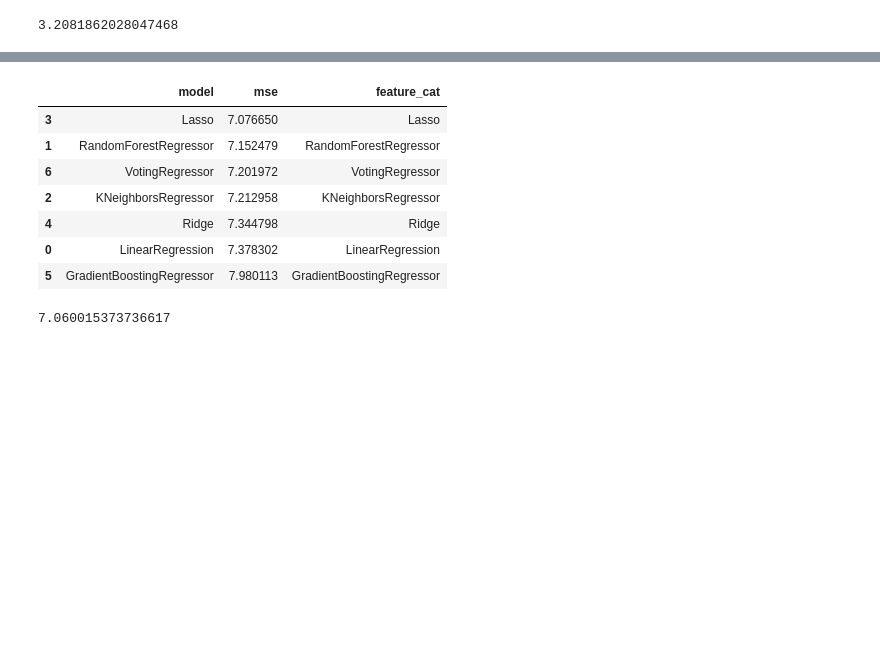
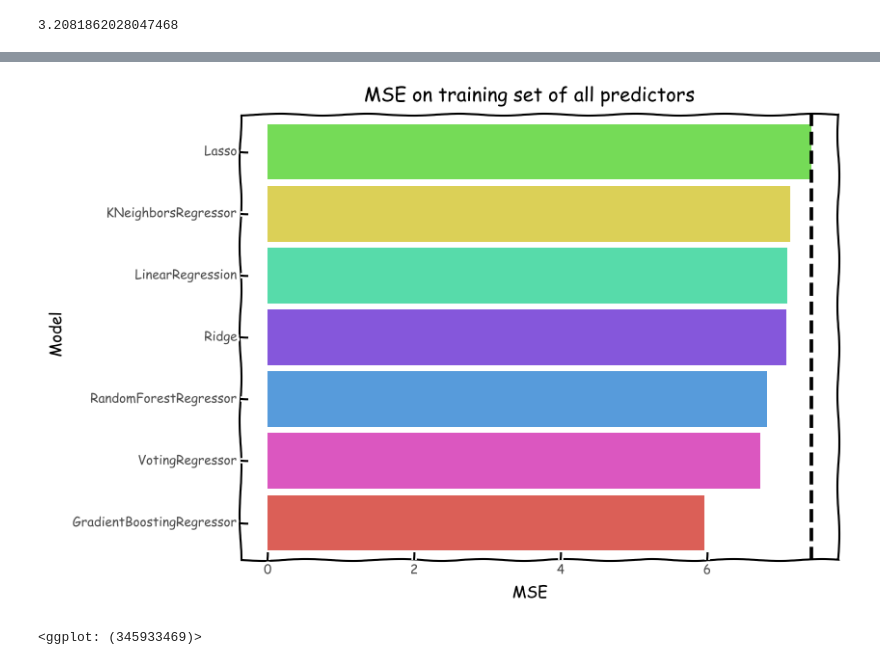
Before and after one commit to sjacobson94/COMP4449, a Jupyter notebook: midterm_project/analysis.ipynb, the cells around one changed output, grey strips where cells are left out. Saved outputs shown, nothing was run; the diff lists cells and outputs as text; code cells hidden in the pictures; blank space fills up the shorter version.

```diff
--- a/midterm_project/analysis.ipynb
+++ b/midterm_project/analysis.ipynb
@@ -879,15 +924,28 @@ ggplot(data = mse_df, mapping = aes(x = 'feature_cat', y = 'mse', fill = 'model'
-# %%
-mse_df
-# %% [output]
-|  | model | mse | feature_cat |
-| 3 | Lasso | 7.076650 | Lasso |
-| 1 | RandomForestRegressor | 7.152479 | RandomForestRegressor |
-| 6 | VotingRegressor | 7.201972 | VotingRegressor |
-| 2 | KNeighborsRegressor | 7.212958 | KNeighborsRegressor |
-| 4 | Ridge | 7.344798 | Ridge |
-| 0 | LinearRegression | 7.378302 | LinearRegression |
-| 5 | GradientBoostingRegressor | 7.980113 | GradientBoostingRegressor |
-# %%
-mean_pred
-# %% [output]
-7.060015373736617
+# %%
+train_mse = [mean_squared_error(preds, y_train) for preds in train_preds]
+mod_names = [type(mod).__name__ for mod in best_models]
+mse_train_df = pd.DataFrame(zip(mod_names, train_mse), columns = ['model', "mse"])
+# %%
+mean_pred = np.mean((y_train - y_train.mean())**2)
+
+mse_train_df = mse_train_df.sort_values(by='mse', ascending=True)
+# sorting the variable importances for the plot
+feature_cat = pd.Categorical(mse_train_df['model'], categories=mse_train_df['model'])
+
+# assign to a new column in the DataFrame
+mse_train_df = mse_train_df.assign(feature_cat = feature_cat)
+plotnine.options.figure_size = (8, 6)
+
+(
+ggplot(data = mse_train_df, mapping = aes(x = 'feature_cat', y = 'mse', fill = 'model')) +
+    geom_bar(stat = 'identity') +
+    theme_xkcd() +
+#     lims(y = (0, 1)) +
+    scale_fill_discrete(guide=False) +
+    labs(x = "Model", y = "MSE", title = "MSE on training set of all predictors") +
+    geom_hline(yintercept = mean_pred, size = 1.5, linetype = 'dashed') +
+    coord_flip()
+)
+# %% [output]
+[figure, added]
+<ggplot: (345933469)>
```
Also changed, not shown: parts of 20 cells of this notebook.
